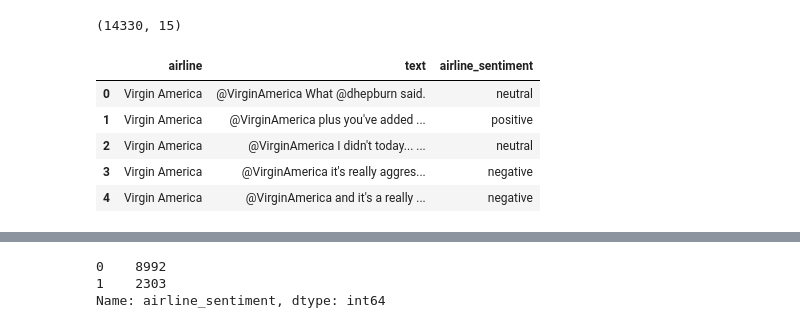
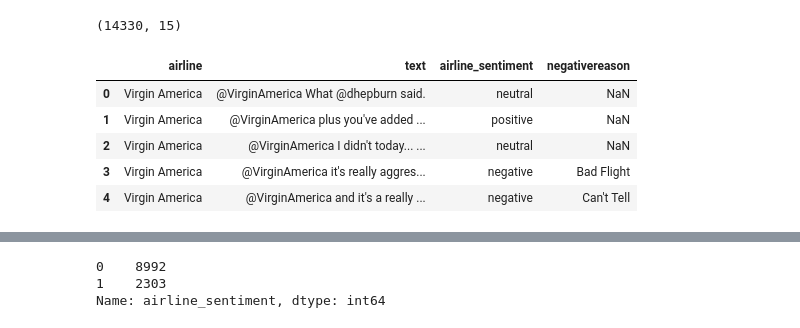
Before and after one commit to jadecebeci/Twitter-Sentiment-Analysis-on-Airlines, a Jupyter notebook: Preprocessing_and_Modeling.ipynb, the cells around one changed output, grey strips where cells are left out. Saved outputs shown, nothing was run; the diff lists cells and outputs as text; code cells hidden in the pictures.

```diff
--- a/Preprocessing_and_Modeling.ipynb
+++ b/Preprocessing_and_Modeling.ipynb
@@ -119,5 +100,5 @@ drive.mount('/content/drive')
 Mounted at /content/drive
 # %%
 path = "/content/drive/MyDrive/Sentiment Analysis/Tweets.csv"
-tweets = pd.read_csv(path)
+tweets_raw = pd.read_csv(path)
 # %%
@@ -146,21 +127,21 @@ The US Airline Sentiment dataset has so many features. Among them, in this proje
 The values in the target data are categorical and are 'neutral', 'positive' & 'negative'. For the easy computation, I will replace the 'neutral', 'positive' & 'negative' with 0, 1 & 2 values respectively.
 # %%
 # Drop dublicates if there is any
-tweets = tweets.drop_duplicates(subset=["tweet_id"], keep=False)
+tweets = tweets_raw.drop_duplicates(subset=["tweet_id"], keep=False)
 tweets.shape
 # %% [output]
 (14330, 15)
 # %%
 # Dropping unnecessary columns
-tweets = tweets[['airline','text','airline_sentiment']]
+tweets = tweets[['airline','text','airline_sentiment','negativereason']]
 tweets.head()
 # %% [output]
-|  | airline | text | airline_sentiment |
-| 0 | Virgin America | @VirginAmerica What @dhepburn said. | neutral |
-| 1 | Virgin America | @VirginAmerica plus you've added ... | positive |
-| 2 | Virgin America | @VirginAmerica I didn't today... ... | neutral |
-| 3 | Virgin America | @VirginAmerica it's really aggres... | negative |
-| 4 | Virgin America | @VirginAmerica and it's a really ... | negative |
+|  | airline | text | airline_sentiment | negativereason |
+| 0 | Virgin America | @VirginAmerica What @dhepburn said. | neutral | NaN |
+| 1 | Virgin America | @VirginAmerica plus you've added ... | positive | NaN |
+| 2 | Virgin America | @VirginAmerica I didn't today... ... | neutral | NaN |
+| 3 | Virgin America | @VirginAmerica it's really aggres... | negative | Bad Flight |
+| 4 | Virgin America | @VirginAmerica and it's a really ... | negative | Can't Tell |
 # %%
 tweets.isna().sum()
 # %% [output]
```
Also changed, not shown: parts of 52 cells of this notebook.
